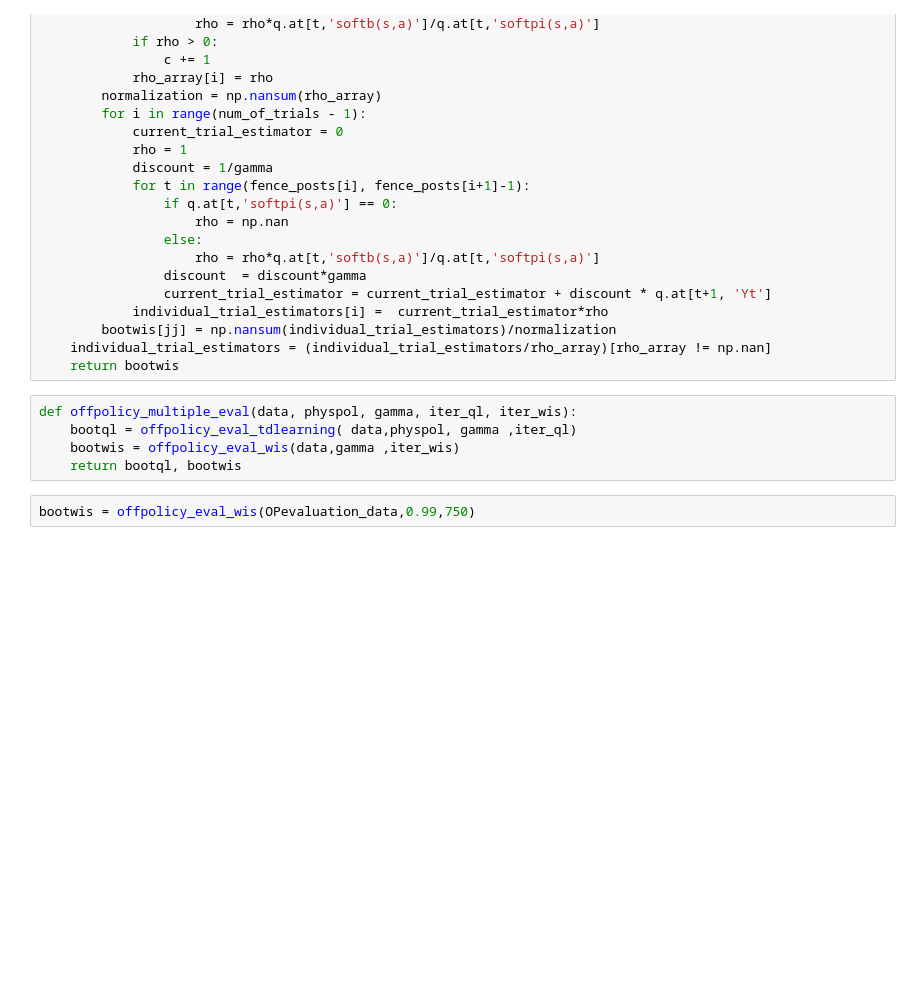
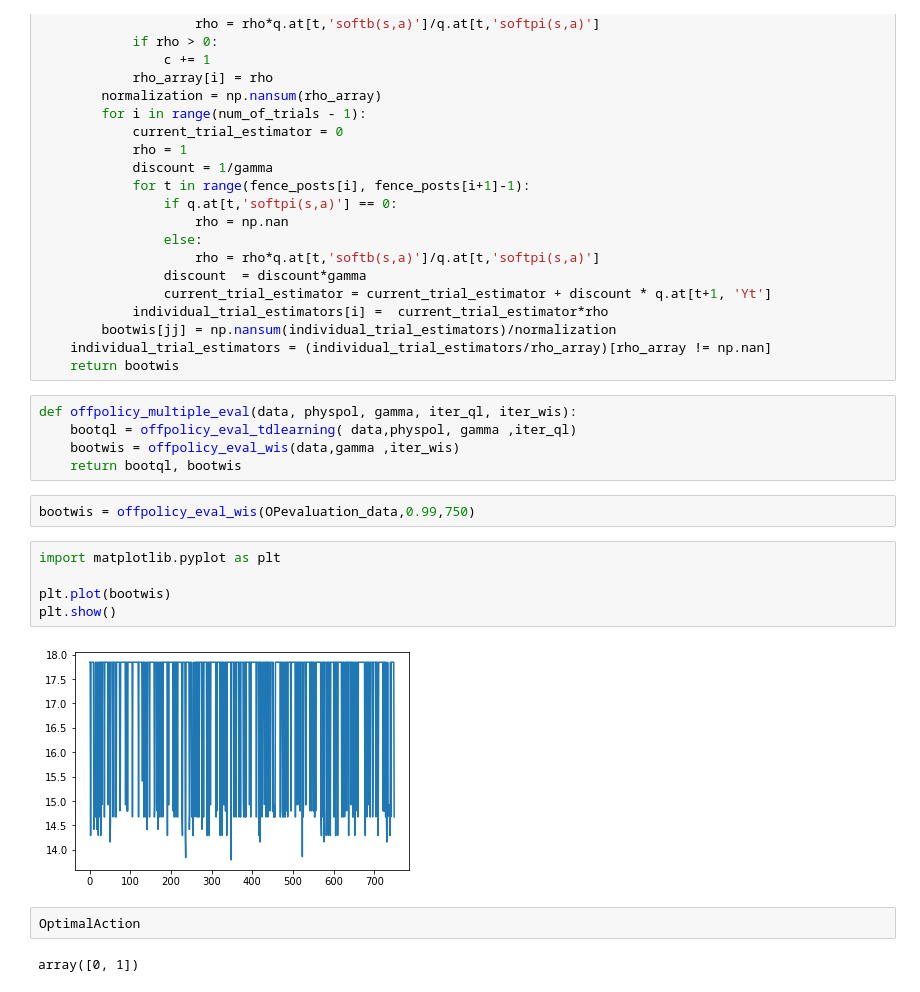
Before and after one commit to faaizT/MDPUC, a Jupyter notebook: MDPUC.ipynb, the cells around one changed output. Cells and saved outputs as stored; diff of their text form; blank space fills up the shorter version.

Commit message:
Off policy evaluation of policies on test data - with plot

```diff
--- a/MDPUC.ipynb
+++ b/MDPUC.ipynb
@@ -335,3 +335,14 @@ def offpolicy_multiple_eval(data, physpol, gamma, iter_ql, iter_wis):
     return bootql, bootwis
 # %%
 bootwis = offpolicy_eval_wis(OPevaluation_data,0.99,750)
+# %%
+import matplotlib.pyplot as plt
+
+plt.plot(bootwis)
+plt.show()
+# %% [output]
+[figure, added]
+# %%
+OptimalAction
+# %% [output]
+array([0, 1])
```
